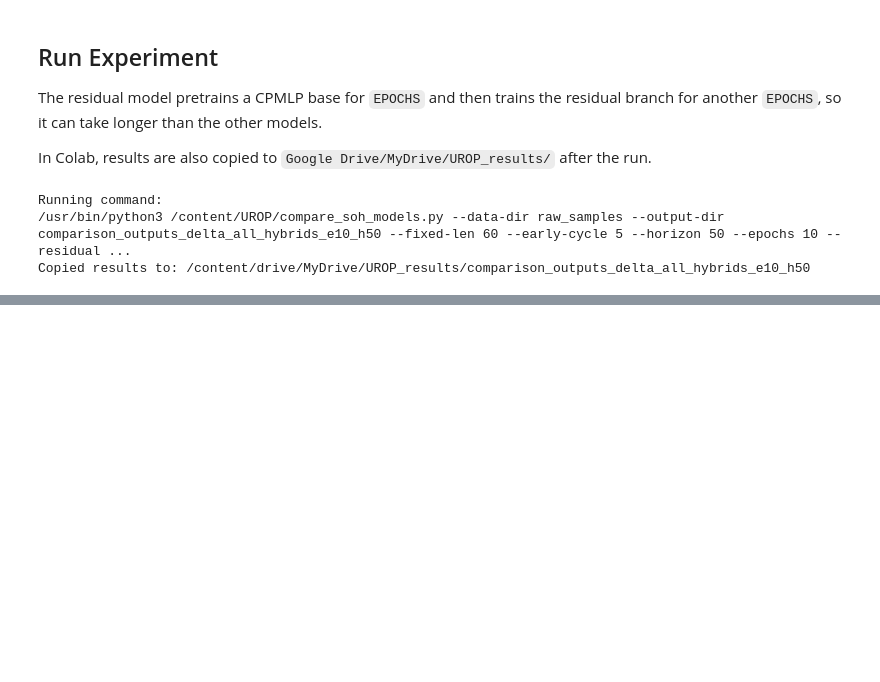
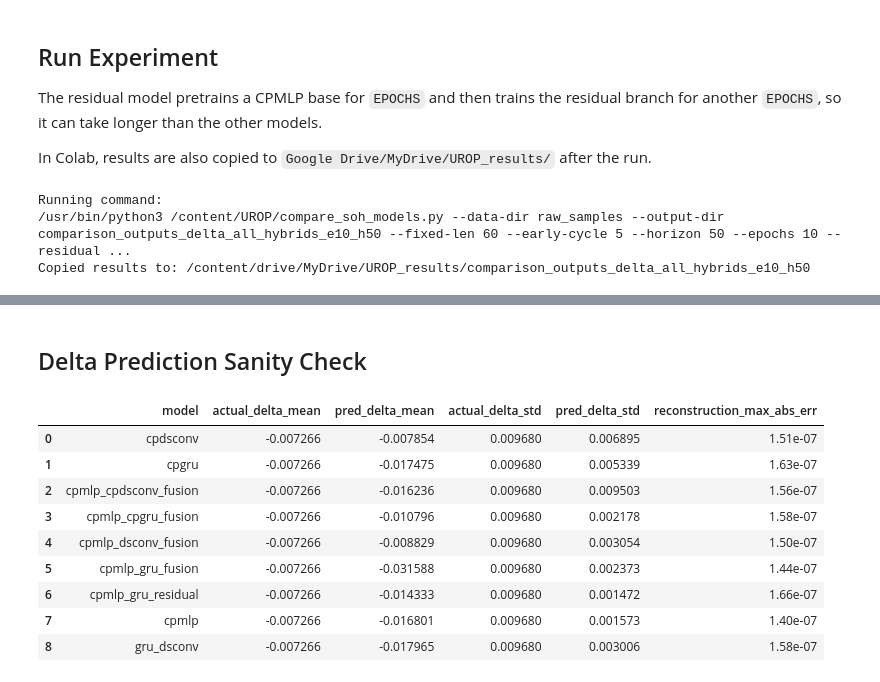
Before and after one commit to kyucho1009/26-1-UROP, a Jupyter notebook: delta_soh_hybrid_comparison.ipynb, the cells around one changed output, grey strips where cells are left out. Drawn from its saved outputs; the diff is of its cells as text; code cells hidden in the pictures; blank space fills up the shorter version.

```diff
--- a/delta_soh_hybrid_comparison.ipynb
+++ b/delta_soh_hybrid_comparison.ipynb
@@ -326,34 +313,35 @@ This verifies that restored SOH equals `baseline_soh + pred_delta_soh` for test
+# %% [markdown]
+## Delta Prediction Sanity Check
 # %%
-def summarize_delta_outputs(pred_map):
-    delta_rows = []
-    for model, df in pred_map.items():
-        required = {"baseline_soh", "pred_delta_soh", "actual_delta_soh"}
-        if required.issubset(df.columns):
-            recon_err = (df["pred_soh"] - (df["baseline_soh"] + df["pred_delta_soh"])).abs().max()
-            delta_rows.append({
-                "model": model,
-                "actual_delta_mean": float(df["actual_delta_soh"].mean()),
-                "pred_delta_mean": float(df["pred_delta_soh"].mean()),
-                "actual_delta_std": float(df["actual_delta_soh"].std()),
-                "pred_delta_std": float(df["pred_delta_soh"].std()),
-                "reconstruction_max_abs_err": float(recon_err),
-            })
-    return pd.DataFrame(delta_rows)
+delta_rows = []
+for model, df in preds.items():
+    required = {"baseline_soh", "pred_delta_soh", "actual_delta_soh"}
+    if required.issubset(df.columns):
+        recon_err = (df["pred_soh"] - (df["baseline_soh"] + df["pred_delta_soh"])).abs().max()
+        delta_rows.append({
+            "model": model,
+            "actual_delta_mean": float(df["actual_delta_soh"].mean()),
+            "pred_delta_mean": float(df["pred_delta_soh"].mean()),
+            "actual_delta_std": float(df["actual_delta_soh"].std()),
+            "pred_delta_std": float(df["pred_delta_soh"].std()),
+            "reconstruction_max_abs_err": float(recon_err),
+        })
 
-
-delta_format = {
+display(pd.DataFrame(delta_rows).style.format({
     "actual_delta_mean": "{:.6f}",
     "pred_delta_mean": "{:.6f}",
     "actual_delta_std": "{:.6f}",
     "pred_delta_std": "{:.6f}",
     "reconstruction_max_abs_err": "{:.2e}",
-}
-
-test_delta_summary = summarize_delta_outputs(test_preds)
-print("Test delta prediction sanity check")
-display(test_delta_summary.style.format(delta_format))
-
-if val_preds:
-    val_delta_summary = summarize_delta_outputs(val_preds)
-    print("Validation delta prediction sanity check")
-    display(val_delta_summary.style.format(delta_format))
+}))
+# %% [output]
+|  | model | actual_delta_mean | pred_delta_mean | actual_delta_std | pred_delta_std | reconstruction_max_abs_err |
+| 0 | cpdsconv | -0.007266 | -0.007854 | 0.009680 | 0.006895 | 1.51e-07 |
+| 1 | cpgru | -0.007266 | -0.017475 | 0.009680 | 0.005339 | 1.63e-07 |
+| 2 | cpmlp_cpdsconv_fusion | -0.007266 | -0.016236 | 0.009680 | 0.009503 | 1.56e-07 |
+| 3 | cpmlp_cpgru_fusion | -0.007266 | -0.010796 | 0.009680 | 0.002178 | 1.58e-07 |
+| 4 | cpmlp_dsconv_fusion | -0.007266 | -0.008829 | 0.009680 | 0.003054 | 1.50e-07 |
+| 5 | cpmlp_gru_fusion | -0.007266 | -0.031588 | 0.009680 | 0.002373 | 1.44e-07 |
+| 6 | cpmlp_gru_residual | -0.007266 | -0.014333 | 0.009680 | 0.001472 | 1.66e-07 |
+| 7 | cpmlp | -0.007266 | -0.016801 | 0.009680 | 0.001573 | 1.40e-07 |
+| 8 | gru_dsconv | -0.007266 | -0.017965 | 0.009680 | 0.003006 | 1.58e-07 |
```
Also changed, not shown: parts of 12 cells of this notebook, 2 other files.
